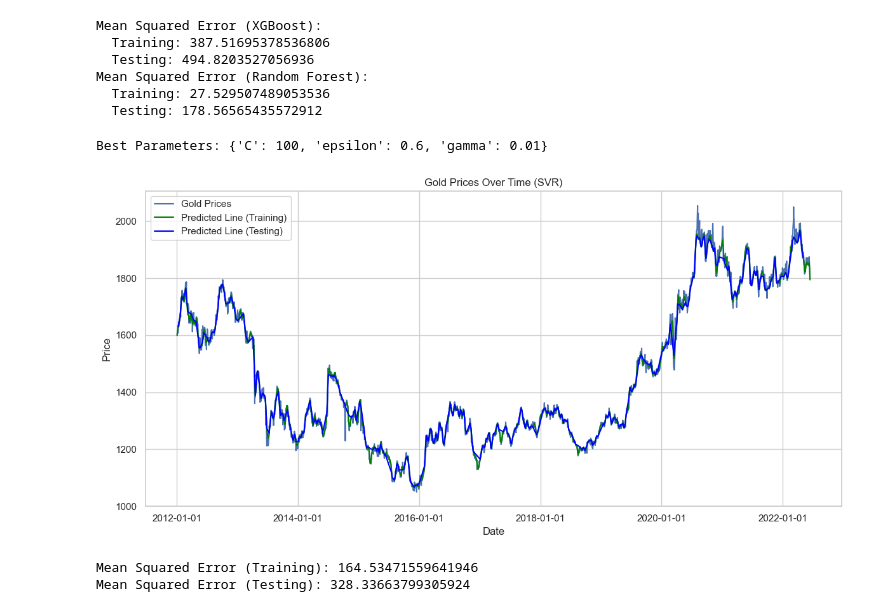
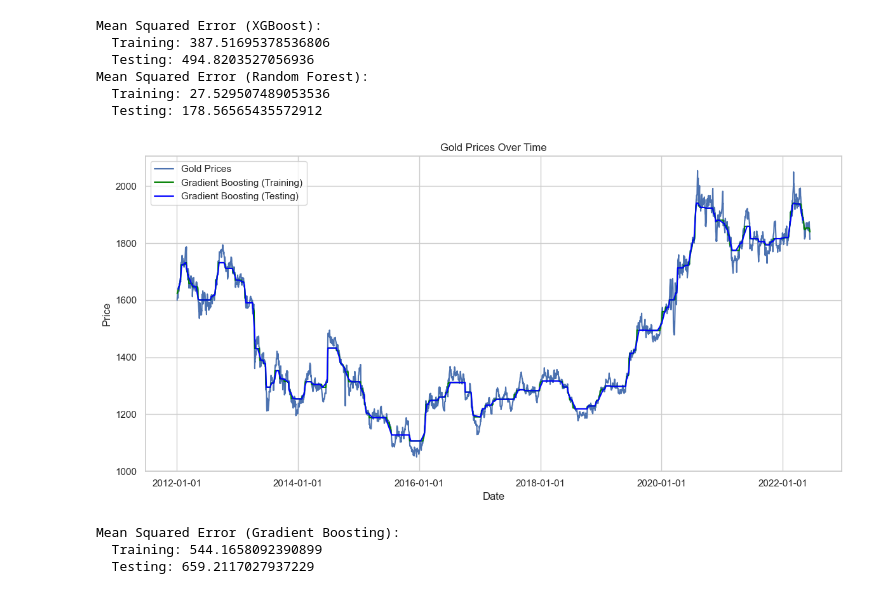
Before and after one commit to kahlilello/CommoditiesStreamlit, a Jupyter notebook: ML.ipynb, the cells around one changed output. Drawn from its saved outputs; the diff is of its cells as text; code cells hidden in the pictures.

```diff
--- a/ML.ipynb
+++ b/ML.ipynb
@@ -654,77 +654,61 @@ Mean Squared Error (Random Forest):
 # %%
 import matplotlib.pyplot as plt
 import numpy as np
+import pandas as pd
 import matplotlib.dates as mdates
-from sklearn.svm import SVR
-from sklearn.model_selection import GridSearchCV
+from sklearn.model_selection import train_test_split
 from sklearn.metrics import mean_squared_error
+from sklearn.ensemble import GradientBoostingRegressor
 
 # Assuming you have already imported your data and created `dates` and `gold_prices`
-plt.figure(figsize=(12,6))
-
-# Plot the scatter points for gold prices
-plt.plot(dates, gold_prices, label='Gold Prices')
+plt.figure(figsize=(12, 6))
 
 # Convert dates to numerical values
 dates_num = mdates.date2num(dates).reshape(-1, 1)
 
 # Split the data into training and testing sets
 X_train, X_test, y_train, y_test = train_test_split(dates_num, gold_prices, test_size=0.2, random_state=42)
 
-# Define the parameter grid for GridSearchCV
-param_grid = {
-    'C': [0.1, 1, 10, 100],
-    'gamma': [1, 0.1, 0.01, 0.001],
-    'epsilon': [0.1, 0.2, 0.3, 0.4, 0.5, 0.6]
-}
+# Gradient Boosting model
+gb_model = GradientBoostingRegressor(random_state=42)
+gb_model.fit(X_train, y_train)
 
-# Create an SVR model
-svr = SVR(kernel='rbf')
-
-# Grid search to find the best parameters
-grid_search = GridSearchCV(estimator=svr, param_grid=param_grid, cv=5, scoring='neg_mean_squared_error')
-grid_search.fit(X_train, y_train)
-
-best_params = grid_search.best_params_
-print("Best Parameters:", best_params)
-
-# Train an SVR model with the best parameters
-model = SVR(kernel='rbf', C=best_params['C'], gamma=best_params['gamma'], epsilon=best_params['epsilon'])
-model.fit(X_train, y_train)
-
-# Predict using the trained model
-predicted_prices_train = model.predict(X_train)
-predicted_prices_test = model.predict(X_test)
+# Predict using the trained models
+predicted_prices_gb_train = gb_model.predict(X_train)
+predicted_prices_gb_test = gb_model.predict(X_test)
 
 # Sort dates and predictions for a smoother plot
 sort_indices_train = np.argsort(X_train.flatten())
 sort_indices_test = np.argsort(X_test.flatten())
 
-# Plot the predicted line for training data
-plt.plot(X_train[sort_indices_train], predicted_prices_train[sort_indices_train], color='green', label='Predicted Line (Training)')
+# Plot the original data
+plt.plot(dates, gold_prices, label='Gold Prices')
 
-# Plot the predicted line for testing data
-plt.plot(X_test[sort_indices_test], predicted_prices_test[sort_indices_test], color='blue', label='Predicted Line (Testing)')
+# Plot the predicted lines for Gradient Boosting
+plt.plot(X_train[sort_indices_train], predicted_prices_gb_train[sort_indices_train], color='green', label='Gradient Boosting (Training)')
+plt.plot(X_test[sort_indices_test], predicted_prices_gb_test[sort_indices_test], color='blue', label='Gradient Boosting (Testing)')
 
-plt.title("Gold Prices Over Time (SVR)")
+plt.title("Gold Prices Over Time")
 plt.ylabel('Price')
 plt.xlabel('Date')
 plt.legend()
 plt.grid(True)
 
 # Format the x-axis to display dates
 plt.gca().xaxis.set_major_formatter(mdates.DateFormatter('%Y-%m-%d'))
 
 plt.tight_layout()
 plt.show()
 
-# Calculate and print the mean squared error for training and testing data
-mse_train = mean_squared_error(y_train, predicted_prices_train)
-mse_test = mean_squared_error(y_test, predicted_prices_test)
-print(f"Mean Squared Error (Training): {mse_train}")
-print(f"Mean Squared Error (Testing): {mse_test}")
+# Calculate and print the mean squared error for Gradient Boosting on training and testing data
+mse_gb_train = mean_squared_error(y_train, predicted_prices_gb_train)
+mse_gb_test = mean_squared_error(y_test, predicted_prices_gb_test)
+
+print("Mean Squared Error (Gradient Boosting):")
+print(f"  Training: {mse_gb_train}")
+print(f"  Testing: {mse_gb_test}")
 # %% [output]
+[figure, new version]
-Best Parameters: {'C': 100, 'epsilon': 0.6, 'gamma': 0.01}
+Mean Squared Error (Gradient Boosting):
+  Training: 544.1658092390899
+  Testing: 659.2117027937229
-[figure, old version]
-Mean Squared Error (Training): 164.53471559641946
-Mean Squared Error (Testing): 328.33663799305924
```
